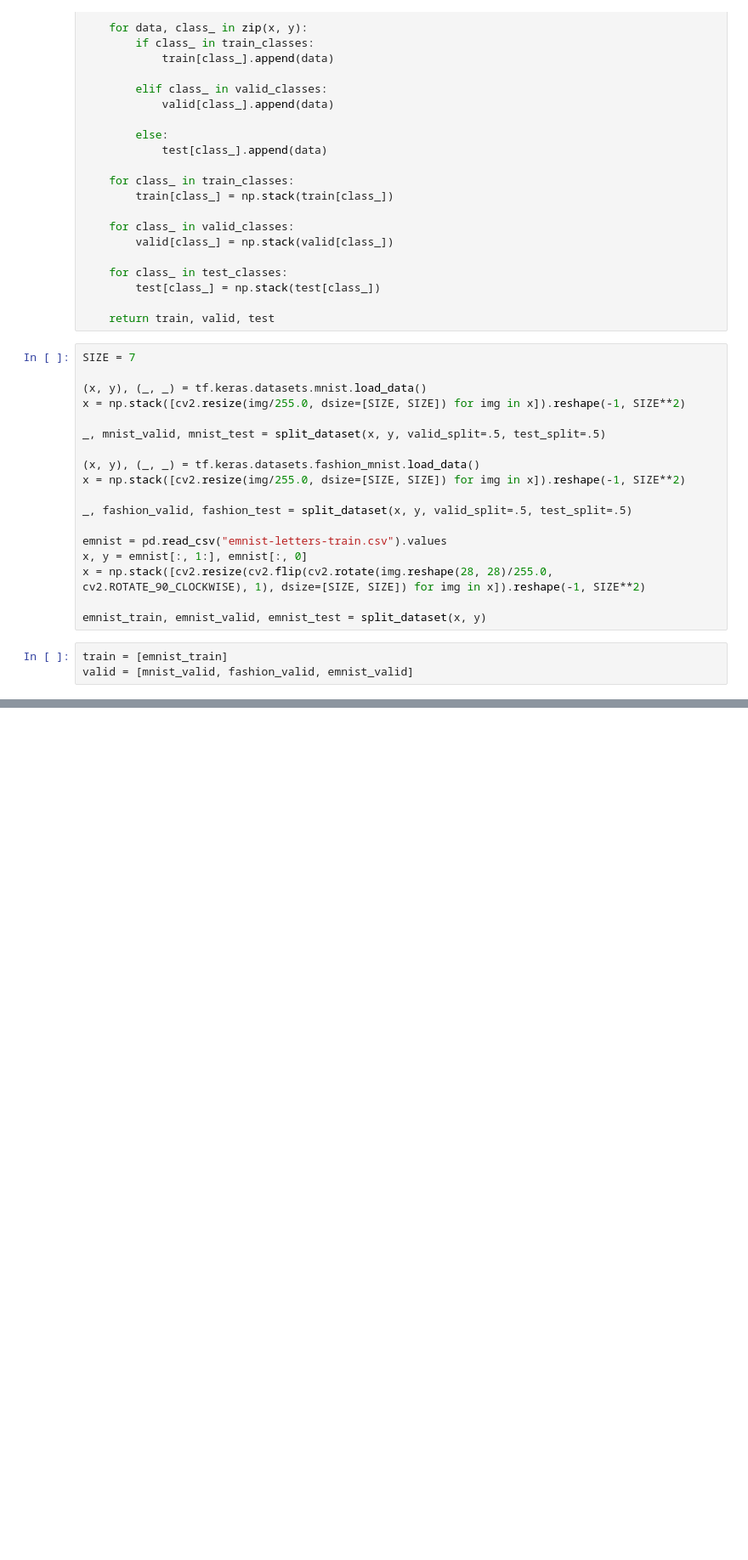
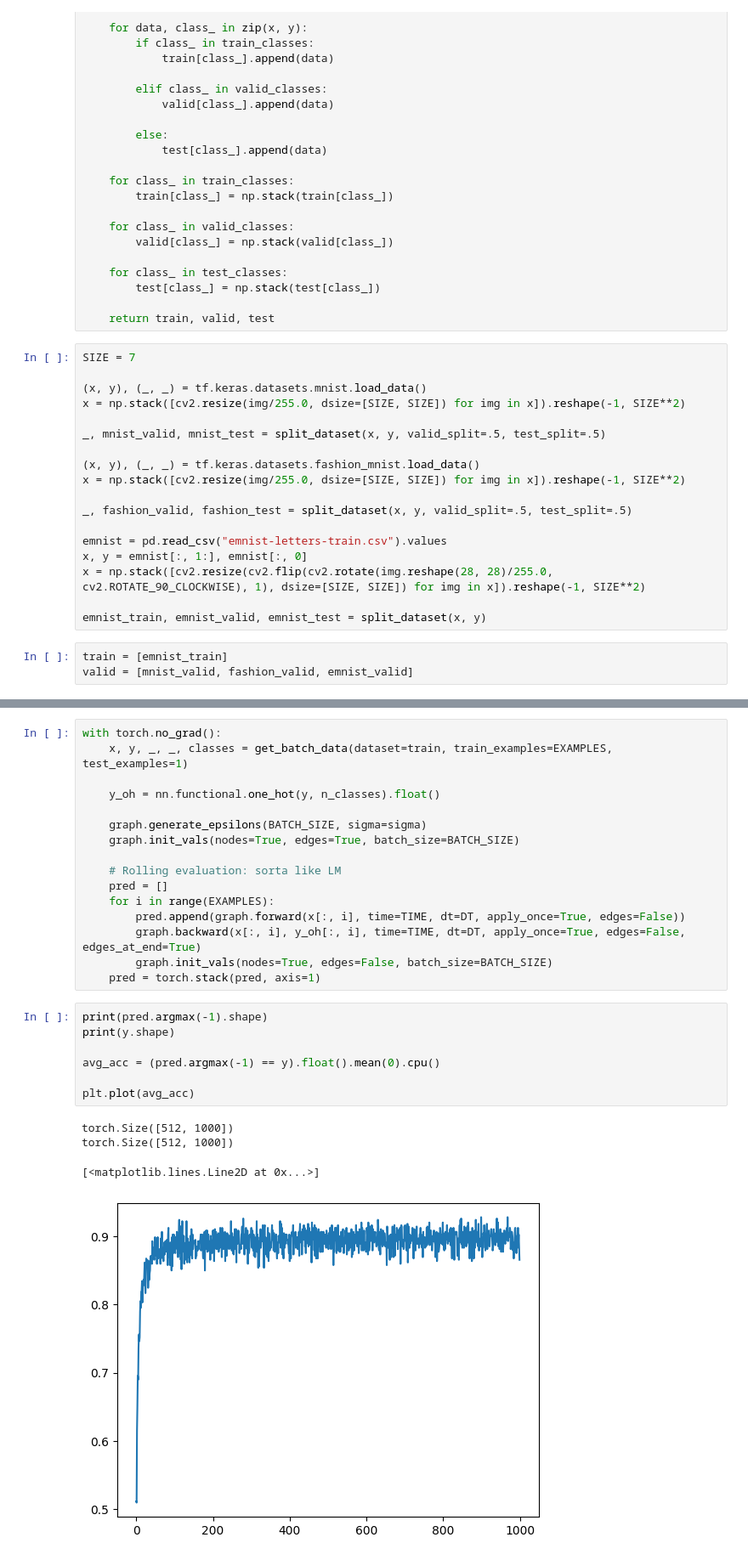
Before and after one commit to bunnalec/NeuralGraphPaper, a Jupyter notebook: ES_NeuralGraph.ipynb, the cells around one changed output, grey strips where cells are left out. Shown at 85% size. Drawn from its saved outputs; the diff is of its cells as text; blank space fills up the shorter version.

```diff
--- a/ES_NeuralGraph.ipynb
+++ b/ES_NeuralGraph.ipynb
@@ -264,0 +321,28 @@ Rank-normalized Tensor: tensor([0.4000, 0.8000, 0.0000, 0.6000, 0.2000])
+# %%
+with torch.no_grad():
+    x, y, _, _, classes = get_batch_data(dataset=train, train_examples=EXAMPLES, test_examples=1)
+
+    y_oh = nn.functional.one_hot(y, n_classes).float()
+
+    graph.generate_epsilons(BATCH_SIZE, sigma=sigma)
+    graph.init_vals(nodes=True, edges=True, batch_size=BATCH_SIZE)
+
+    # Rolling evaluation: sorta like LM
+    pred = []
+    for i in range(EXAMPLES):
+        pred.append(graph.forward(x[:, i], time=TIME, dt=DT, apply_once=True, edges=False))
+        graph.backward(x[:, i], y_oh[:, i], time=TIME, dt=DT, apply_once=True, edges=False, edges_at_end=True)
+        graph.init_vals(nodes=True, edges=False, batch_size=BATCH_SIZE)
+    pred = torch.stack(pred, axis=1)
+# %%
+print(pred.argmax(-1).shape)
+print(y.shape)
+
+avg_acc = (pred.argmax(-1) == y).float().mean(0).cpu()
+
+plt.plot(avg_acc)
+# %% [output]
+torch.Size([512, 1000])
+torch.Size([512, 1000])
+[<matplotlib.lines.Line2D at 0x...>]
+[figure, added]
```
Also changed, not shown: parts of 19 cells of this notebook, 2 other files.
